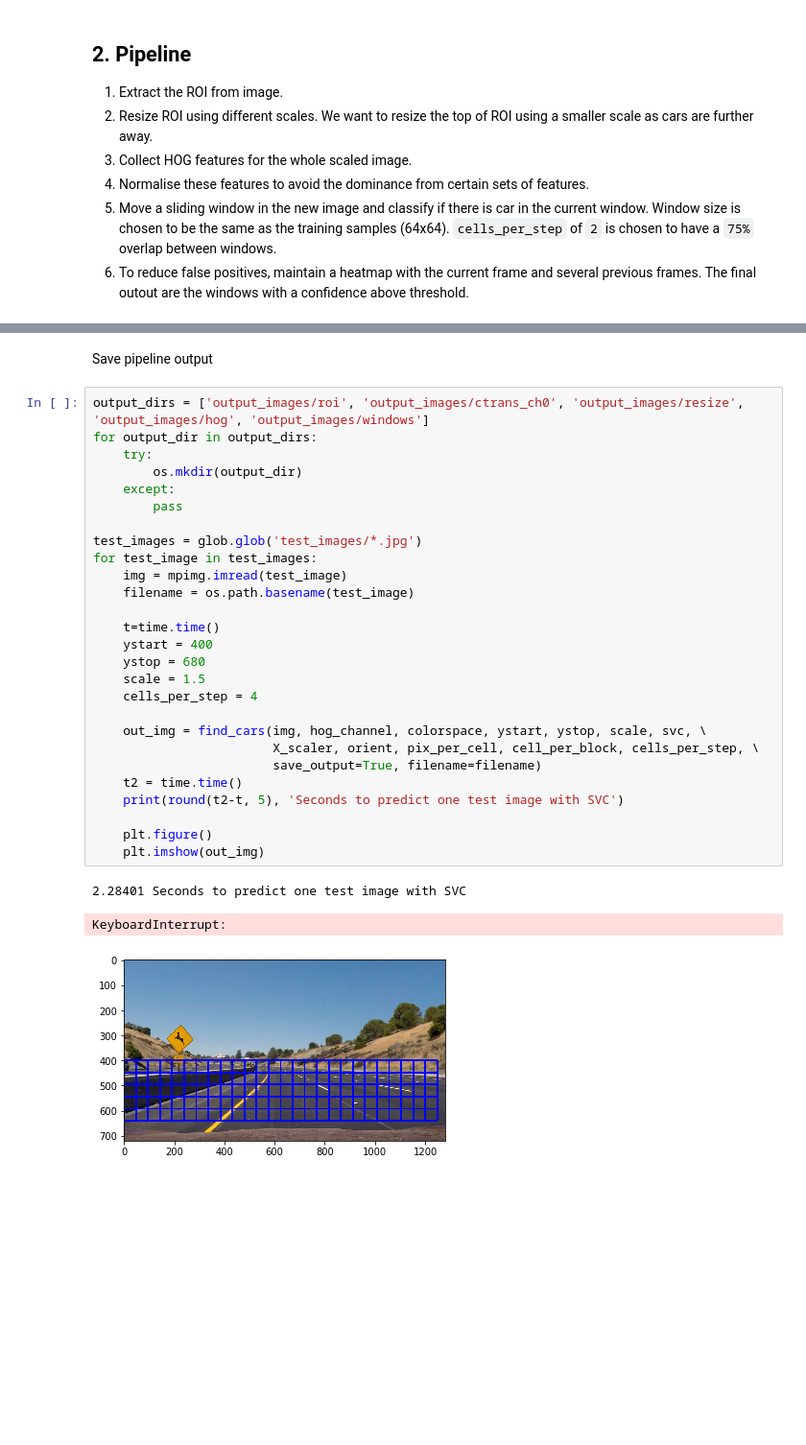
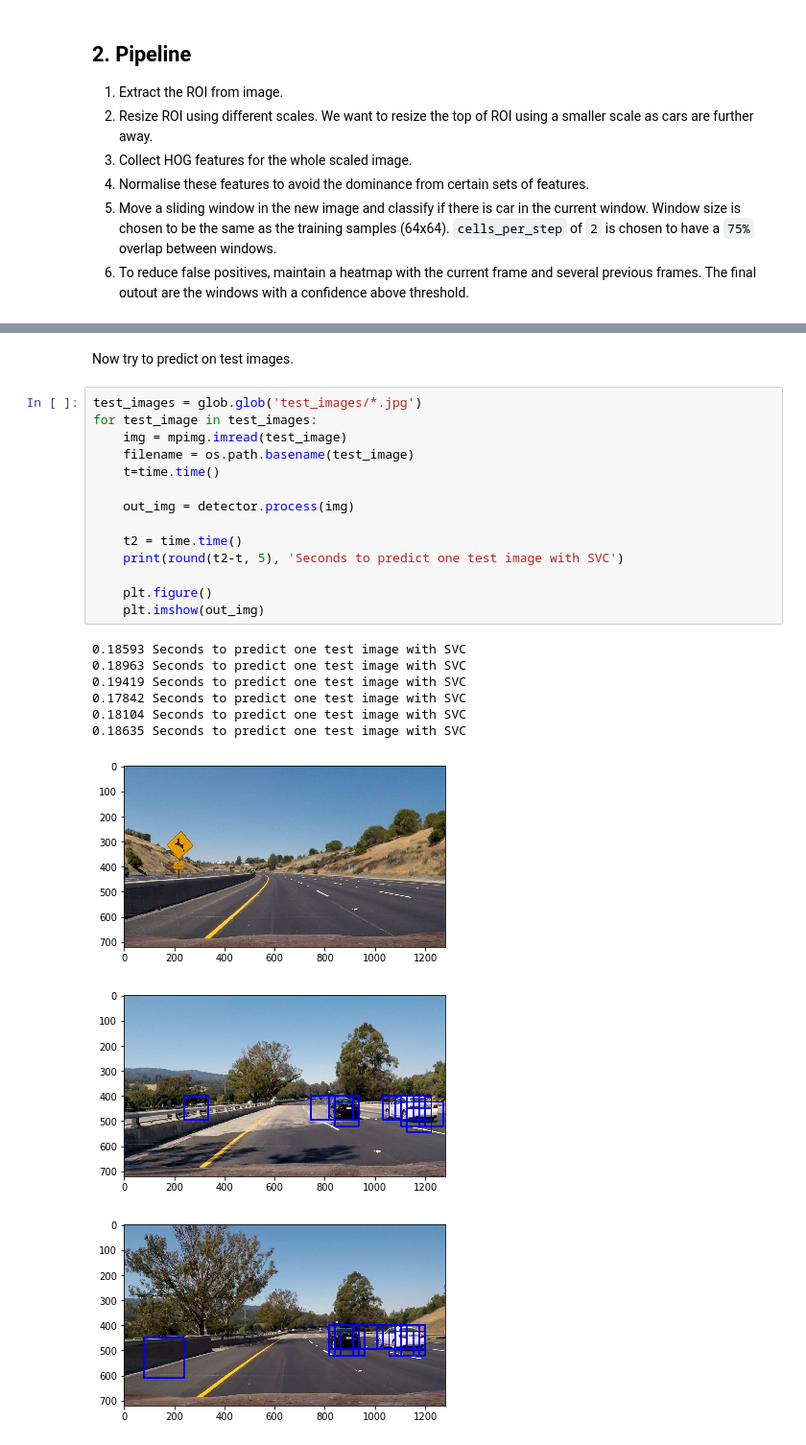
Before and after one commit to clarkli86/CarND-Vehicle-Detection, a Jupyter notebook: vehicle_detection.ipynb, the cells around one changed output, grey strips where cells are left out. Shown at 96% size. Cells and saved outputs as stored; diff of their text form; blank space fills up the shorter version.

```diff
--- a/vehicle_detection.ipynb
+++ b/vehicle_detection.ipynb
@@ -424,33 +502,26 @@ for test_image in test_images:
-# %% [markdown]
-Save pipeline output
+# %% [markdown]
+Now try to predict on test images.
 # %%
-output_dirs = ['output_images/roi', 'output_images/ctrans_ch0', 'output_images/resize', 'output_images/hog', 'output_images/windows']
-for output_dir in output_dirs:
-    try:
-        os.mkdir(output_dir)
-    except:
-        pass
-
 test_images = glob.glob('test_images/*.jpg')
 for test_image in test_images:
     img = mpimg.imread(test_image)
     filename = os.path.basename(test_image)
+    t=time.time()
 
-    t=time.time()
-    ystart = 400
-    ystop = 680
-    scale = 1.5
-    cells_per_step = 4
+    out_img = detector.process(img)
 
-    out_img = find_cars(img, hog_channel, colorspace, ystart, ystop, scale, svc, \
-                        X_scaler, orient, pix_per_cell, cell_per_block, cells_per_step, \
-                        save_output=True, filename=filename)
     t2 = time.time()
     print(round(t2-t, 5), 'Seconds to predict one test image with SVC')
 
     plt.figure()
     plt.imshow(out_img)
 # %% [output]
-2.28401 Seconds to predict one test image with SVC
+0.18593 Seconds to predict one test image with SVC
+0.18963 Seconds to predict one test image with SVC
+0.19419 Seconds to predict one test image with SVC
+0.17842 Seconds to predict one test image with SVC
+0.18104 Seconds to predict one test image with SVC
+0.18635 Seconds to predict one test image with SVC
-KeyboardInterrupt:
-[figure, old version]
+[figure, new version]
+[figure, added]
+[figure, added]
```
Also changed, not shown: parts of 9 cells of this notebook.
